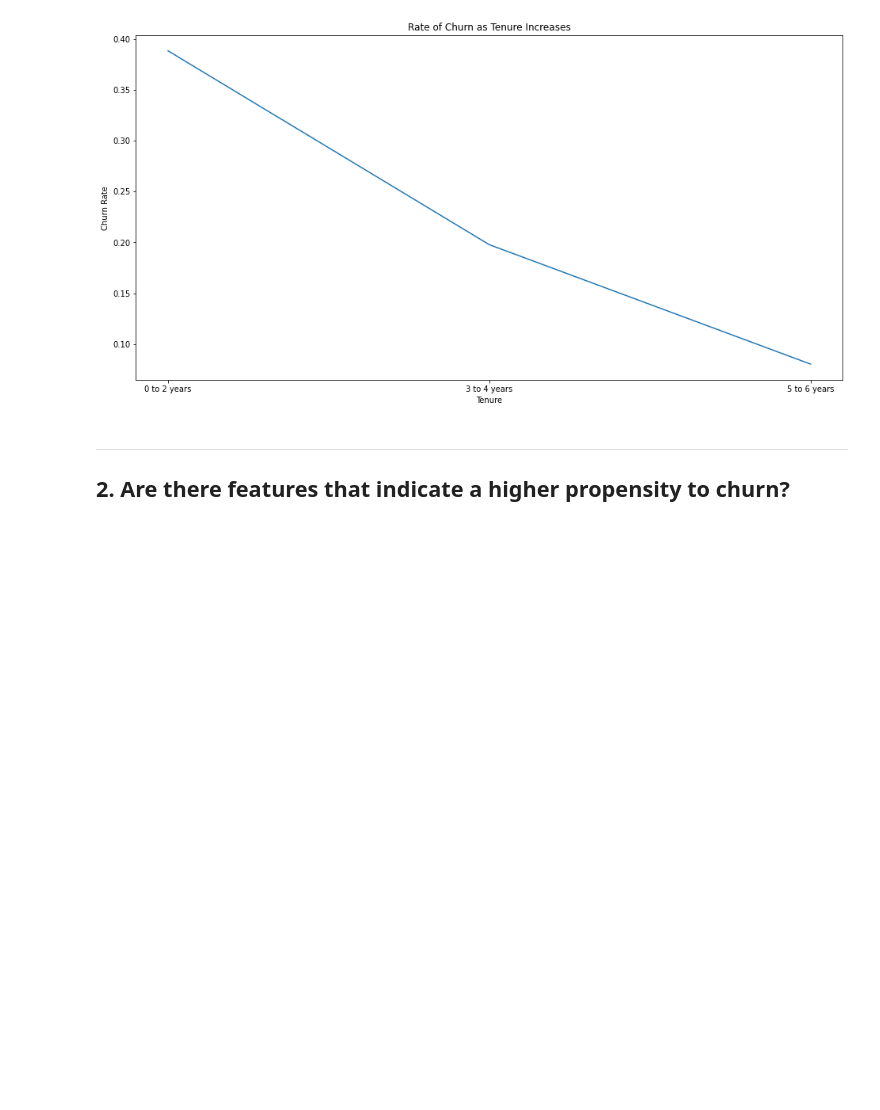
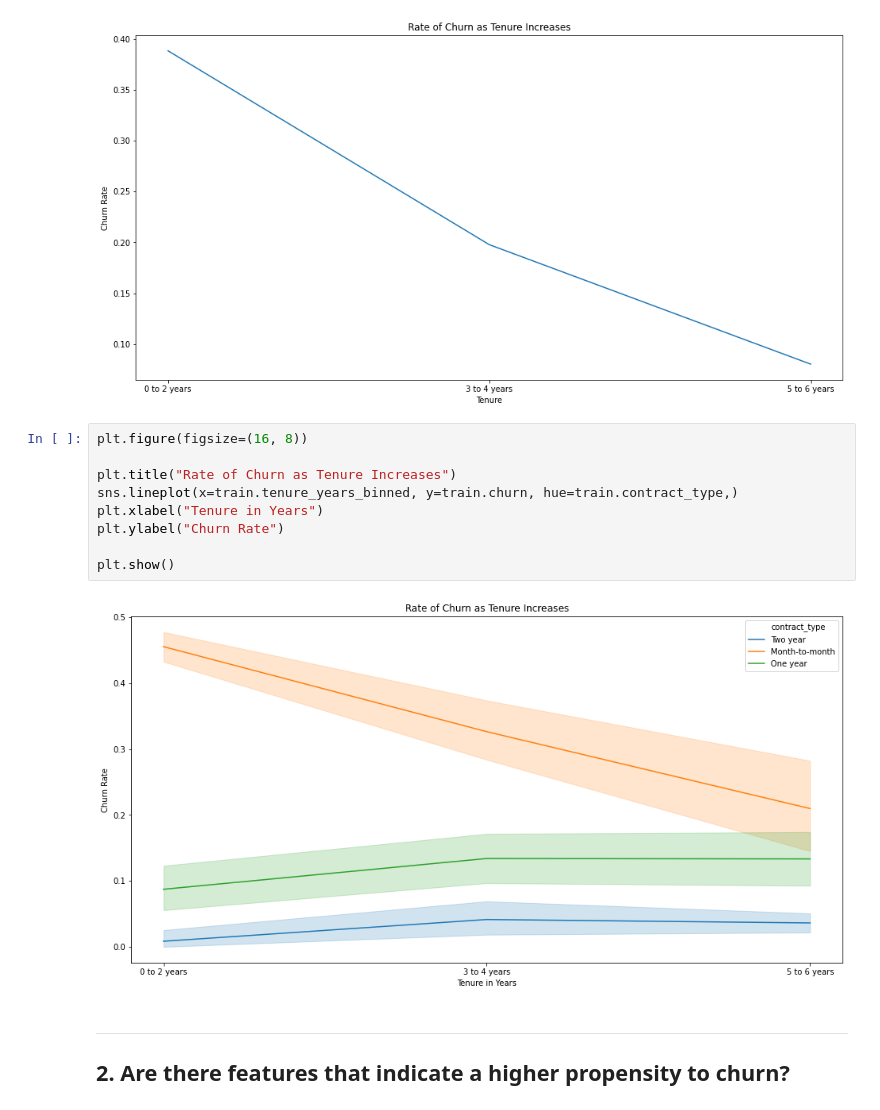
Before and after one commit to hartman-jiang-classification-project/telco-classification-project, a Jupyter notebook: alec_classification_project/alec_exploration.ipynb, the cells around one changed output. Cells and saved outputs as stored; diff of their text form; blank space fills up the shorter version.

```diff
--- a/alec_classification_project/alec_exploration.ipynb
+++ b/alec_classification_project/alec_exploration.ipynb
@@ -125,6 +161,17 @@ plt.ylabel("Churn Rate")
 plt.show()
 # %% [output]
 [figure]
+# %%
+plt.figure(figsize=(16, 8))
+
+plt.title("Rate of Churn as Tenure Increases")
+sns.lineplot(x=train.tenure_years_binned, y=train.churn, hue=train.contract_type,)
+plt.xlabel("Tenure in Years")
+plt.ylabel("Churn Rate")
+
+plt.show()
+# %% [output]
+[figure, added]
 # %% [markdown]
 ---
 ## 2. Are there features that indicate a higher propensity to churn?
```
Also changed, not shown: parts of 35 cells of this notebook, 3 other files.
